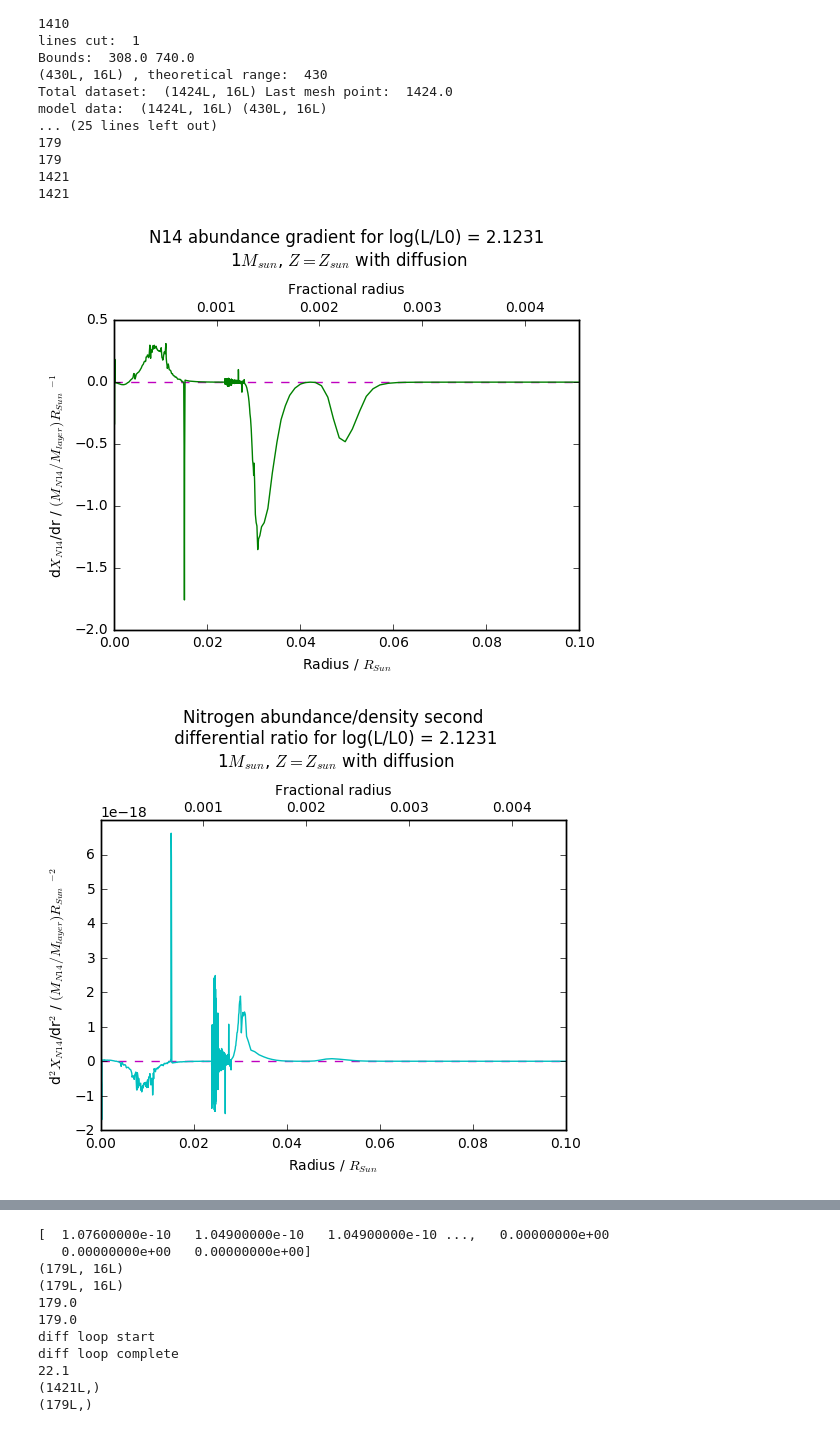
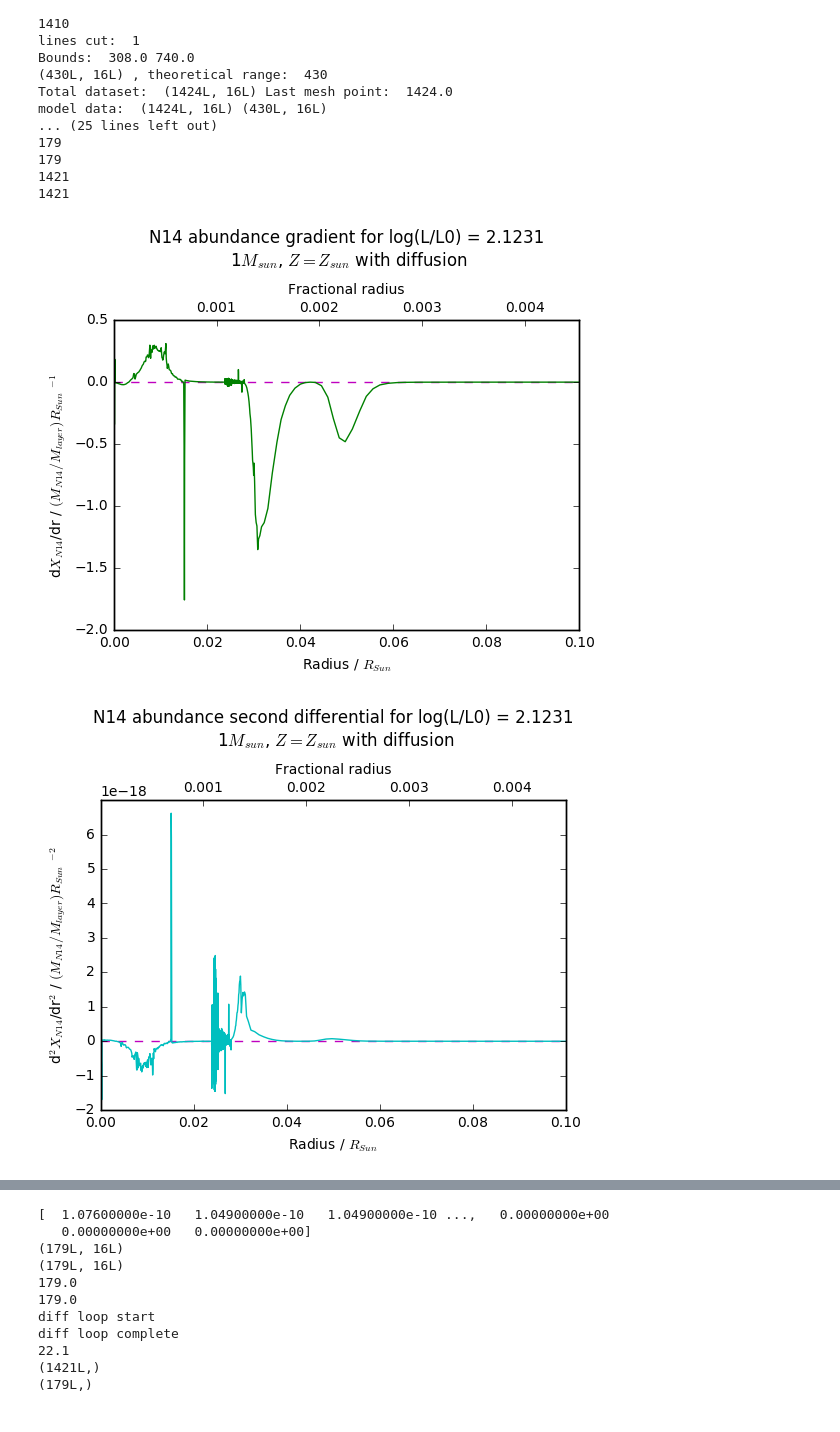
Before and after one commit to AlexlwAstro/phd_work, a Jupyter notebook: franec_stampe_plots.ipynb, the cells around one changed output, grey strips where cells are left out. Cells and saved outputs as stored; diff of their text form; code cells hidden in the pictures.

```diff
--- a/franec_stampe_plots.ipynb
+++ b/franec_stampe_plots.ipynb
@@ -341,33 +341,33 @@ stam_graf0.set_xlabel('Radius / $R_{Sun}$')
 stam_graf0.set_ylabel('d$^{2}X_{N14}$/dr$^{2}$ / $(M_{N14}/M_{layer}) R_{Sun}$ $^{-2}$')
 #plt.legend(loc='upper left', bbox_to_anchor=(0.5, 0.5))
 
 #add fractional radius label to plot
 frac_x3 = stam_graf0.twiny()
 frac_x3.set_xlim(min(rfrac_eq),(0.1/first_line_R))
 frac_x3.set_xlabel('Fractional radius')
 stam_graf0.set_xlim([0, 0.1])
 stam_graf0.set_ylim([-2e-18, 7e-18])
 #plt.show()
-stam_graf0.set_title('Nitrogen abundance/density second\n differential ratio for log(L/L0) = 2.1231\n 1$M_{sun}$, $Z=Z_{sun}$ with diffusion', y=1.15)
+stam_graf0.set_title('N14 abundance second differential for log(L/L0) = 2.1231\n 1$M_{sun}$, $Z=Z_{sun}$ with diffusion', y=1.15)
 fig.savefig('mu_test_data/mu_test_graphs/eq_logL=2.1231_N14_radius_2xdiff.pdf', bbox_inches='tight')
 
 # Nitrogen-14 abundance/mass density ratio plot
 fig, stam_graf0 = plt.subplots()
 stam_graf0.axhline(y=0.0, color='m', linestyle='--')
 stam_graf0.plot(rfrac_eq*(first_line_R), (d2N14_dr2/d2rho_N_dr2), 'k')
 stam_graf0.set_xlabel('Radius / $R_{Sun}$')
 stam_graf0.set_ylabel('$X_{N14}$"/$\\rho$" ratio')
 #plt.legend(loc='upper left', bbox_to_anchor=(0.5, 0.5))
 
 #add fractional radius label to plot
 frac_x3 = stam_graf0.twiny()
 frac_x3.set_xlim(min(rfrac_eq),(0.1/first_line_R))
 frac_x3.set_xlabel('Fractional radius')
 stam_graf0.set_xlim([0, 0.1])
 stam_graf0.set_ylim([-5.5, 1])
 #plt.show()
-stam_graf0.set_title('N14 abundance second differential for log(L/L0) = 2.1231\n 1$M_{sun}$, $Z=Z_{sun}$ with diffusion', y=1.15)
+stam_graf0.set_title('N14 abundance/density second\n differential ratio for log(L/L0) = 2.1231\n 1$M_{sun}$, $Z=Z_{sun}$ with diffusion', y=1.15)
 fig.savefig('mu_test_data/mu_test_graphs/eq_logL=2.1231_N14_density_2xdiff_ratio.pdf', bbox_inches='tight')
 # %% [output]
 [figure]
-[figure, old version]
+[figure, new version]
```
Also changed, not shown: parts of 3 cells of this notebook, 21 other files.
